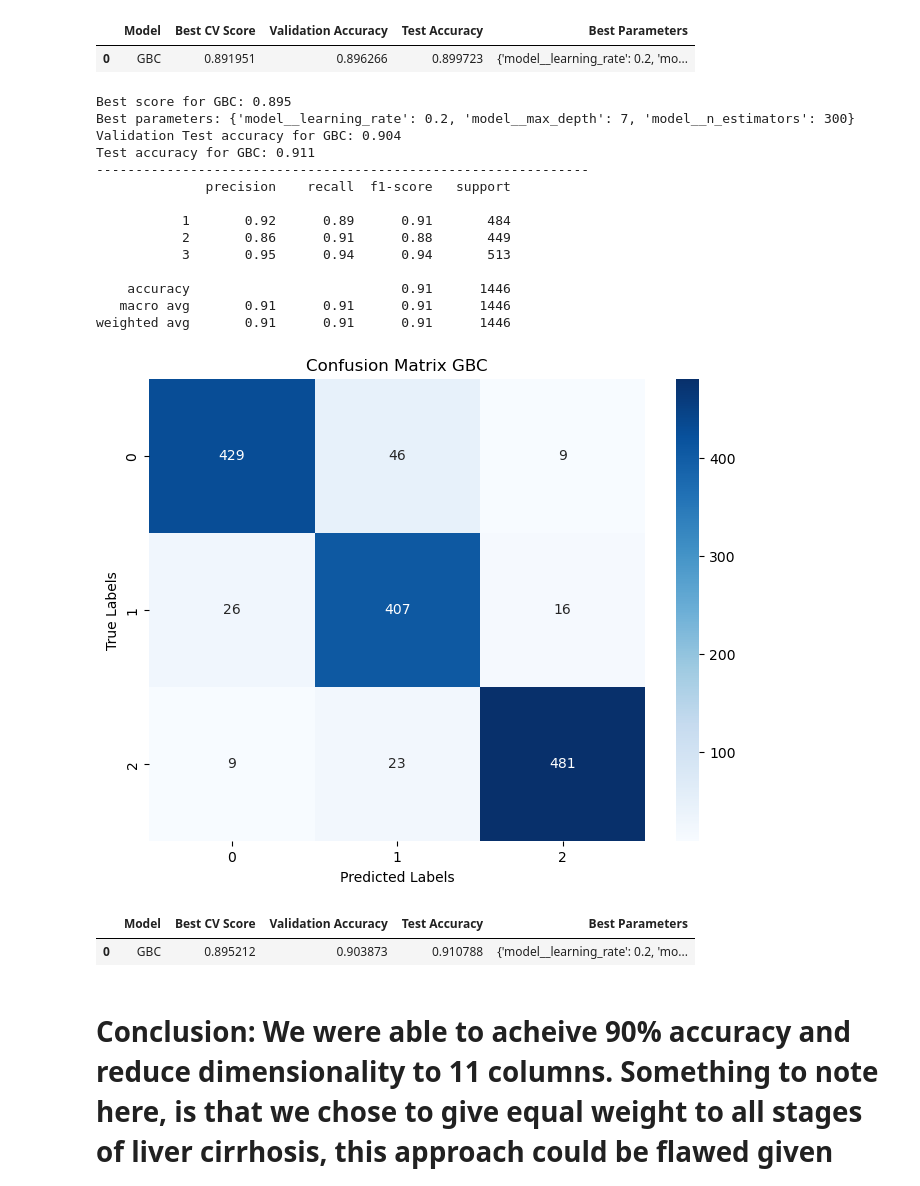
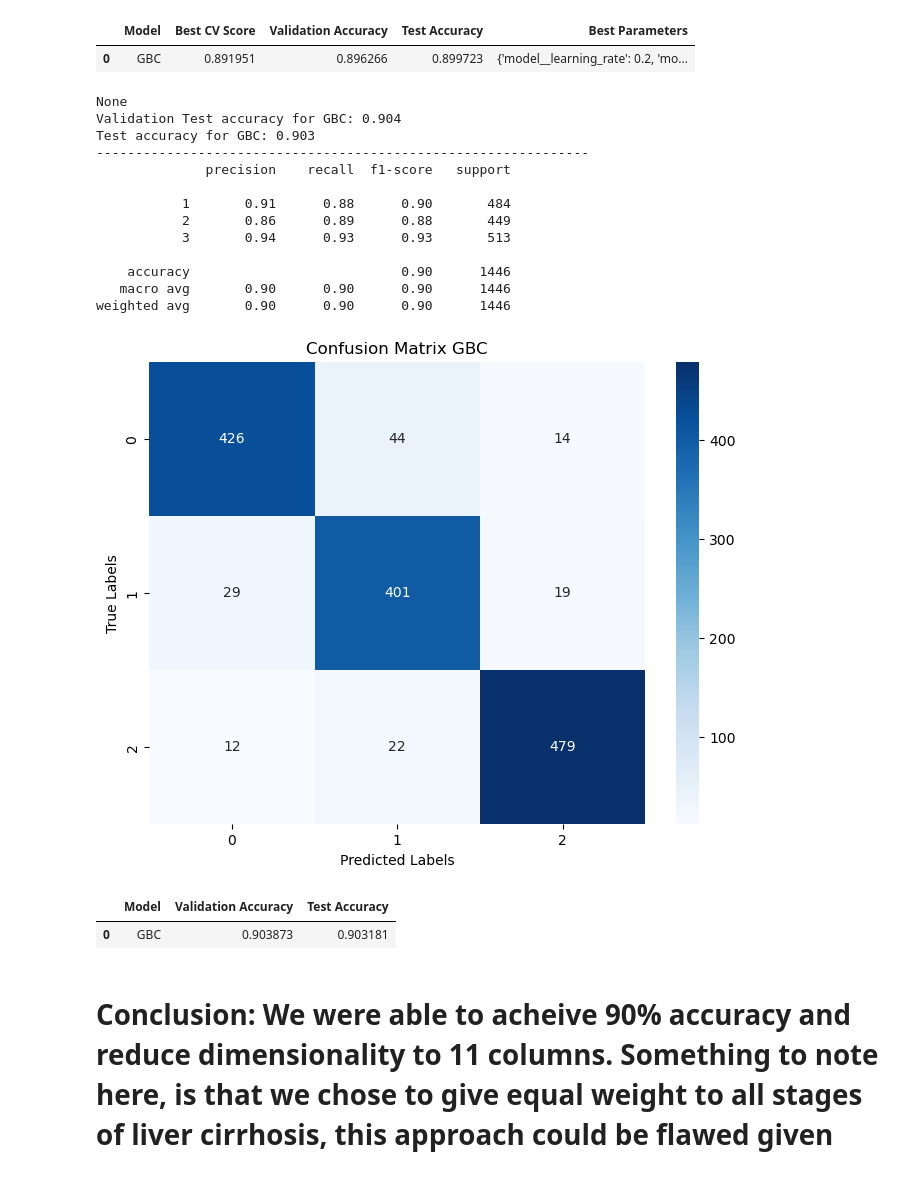
Before and after one commit to MaukanMir/Liver-Cirrhosis-Classification, a Jupyter notebook: training.ipynb, the cells around one changed output. Cells and saved outputs as stored; diff of their text form; code cells hidden in the pictures.

```diff
--- a/training.ipynb
+++ b/training.ipynb
@@ -187,8 +187,8 @@ def get_selected_models(names):
 
   return [models[model] for model in names]
 
-def val_grid_search_selected_models(param_grid:dict,names:list, models:list, X:pd.DataFrame,
-                                    y:pd.Series, metric, preprocessor, kbest=None, kbest_name=None):
+def val_grid_search_selected_models(names:list, models:list, X:pd.DataFrame,
+    y:pd.Series, metric, preprocessor, param_grid=None, kbest=None, kbest_name=None):
     """
     Runs multiple models on subsets of data
     using grid search
@@ -204,7 +204,6 @@ def val_grid_search_selected_models(param_grid:dict,names:list, models:list, X:p
     for i in range(len(models)):
         model, name = models[i], names[i]
         pipeline = create_pipeline(preprocessor, model, kbest_name, kbest) if kbest_name else create_pipeline(preprocessor, model)
-
         if param_grid:
             grid_search = GridSearchCV(pipeline, param_grid[name], cv=5, scoring=metric, n_jobs=-1)
             grid_search.fit(X_train, y_train)
@@ -646,24 +641,28 @@ weighted avg       0.90      0.90      0.90      1446
 | 0 | GBC | 0.891951 | 0.896266 | 0.899723 | {'model__learning_rate': 0.2, 'mo... |
 # %%
 kbest_metric = SelectKBest(score_func=mutual_info_classif, k=12)
-val_grid_search_selected_models(param_grid, names, models, X, y, metric, preprocessor, kbest_metric, 'Mutal-Info')
+names = ['GBC']
+
+models = [
+  GradientBoostingClassifier(learning_rate=0.2,max_depth=7, n_estimators=300),
+]
+val_grid_search_selected_models(names, models, X, y, metric, preprocessor, None, kbest_metric, 'Mutal-Info')
 # %% [output]
-Best score for GBC: 0.895
-Best parameters: {'model__learning_rate': 0.2, 'model__max_depth': 7, 'model__n_estimators': 300}
+None
 Validation Test accuracy for GBC: 0.904
-Test accuracy for GBC: 0.911
+Test accuracy for GBC: 0.903
 ---------------------------------------------------------------
               precision    recall  f1-score   support
 
-           1       0.92      0.89      0.91       484
-           2       0.86      0.91      0.88       449
-           3       0.95      0.94      0.94       513
+           1       0.91      0.88      0.90       484
+           2       0.86      0.89      0.88       449
+           3       0.94      0.93      0.93       513
 
-    accuracy                           0.91      1446
-   macro avg       0.91      0.91      0.91      1446
-weighted avg       0.91      0.91      0.91      1446
+    accuracy                           0.90      1446
+   macro avg       0.90      0.90      0.90      1446
+weighted avg       0.90      0.90      0.90      1446
 [figure]
-|  | Model | Best CV Score | Validation Accuracy | Test Accuracy | Best Parameters |
-| 0 | GBC | 0.895212 | 0.903873 | 0.910788 | {'model__learning_rate': 0.2, 'mo... |
+|  | Model | Validation Accuracy | Test Accuracy |
+| 0 | GBC | 0.903873 | 0.903181 |
 # %% [markdown]
 # Conclusion: We were able to acheive 90% accuracy and reduce dimensionality to 11 columns. Something to note here, is that we chose to give equal weight to all stages of liver cirrhosis, this approach could be flawed given more medical information in terms of what stage it is best to stop the spread at. So false negatives for stage 1 could be the most detrimental to the patient since its best to stop the cancer as soon as possible. However, if we wanted to create a model that accurately predicted each class, we have acheived that goal. We could adjust this model if needed to meet additional requirments given the modularity of the code.
```
Also changed, not shown: parts of 5 cells of this notebook.
